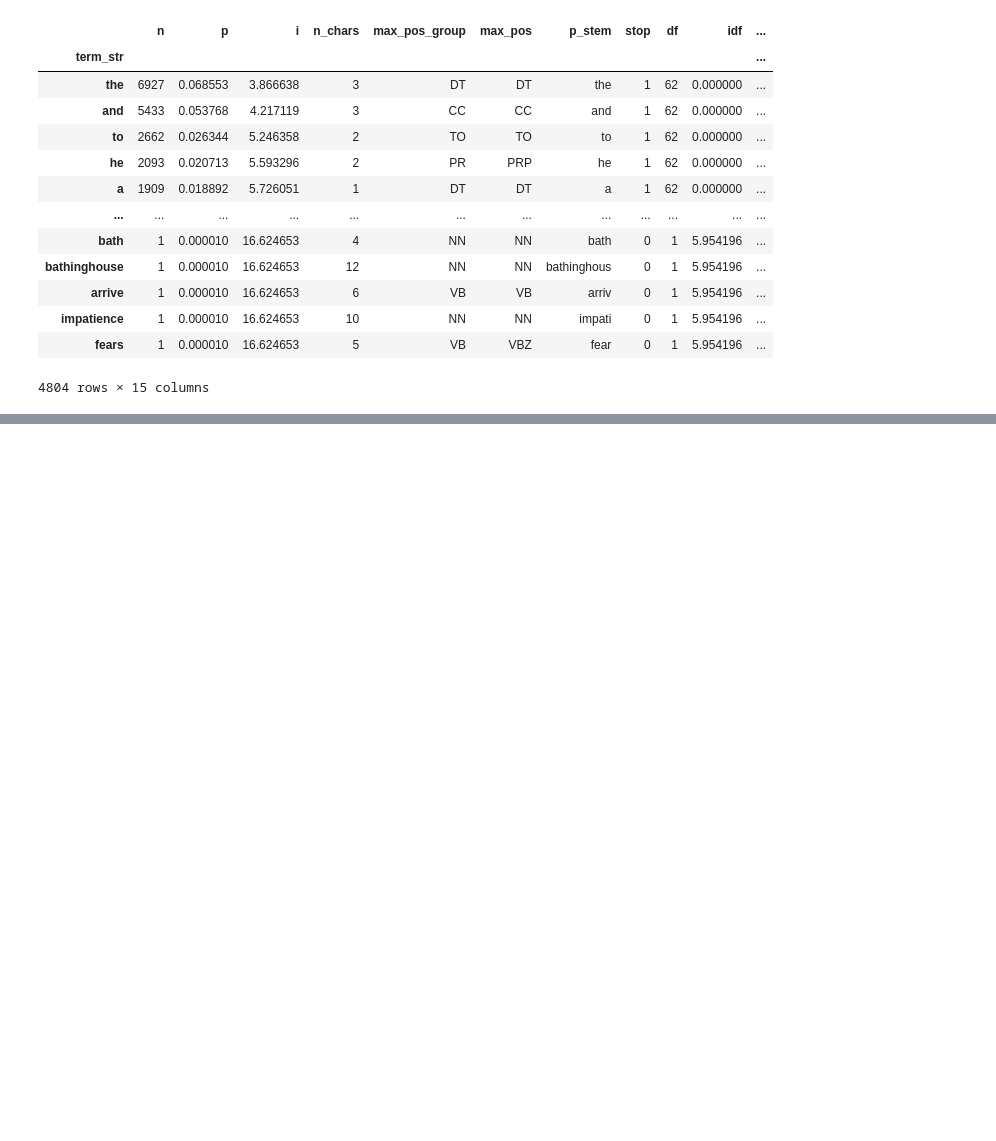
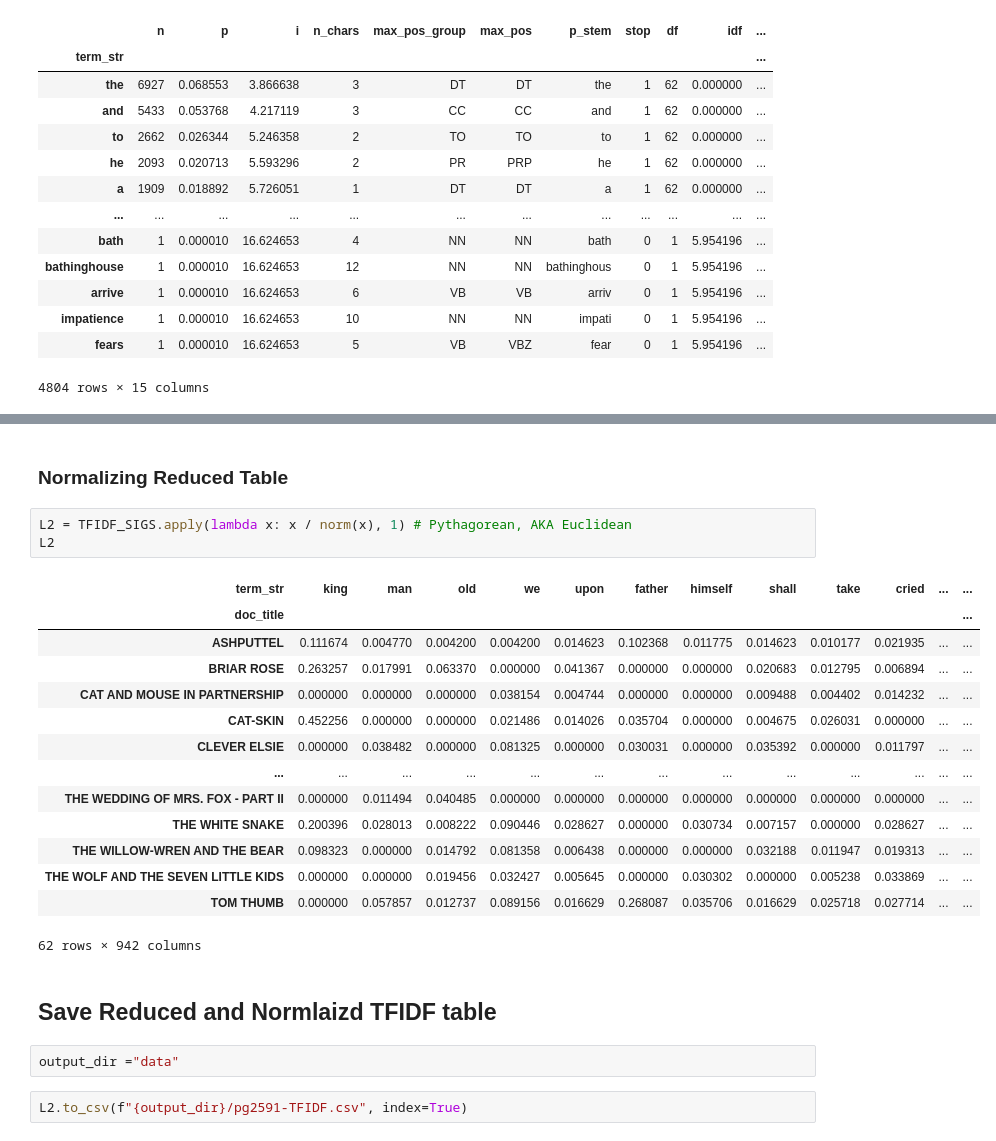
Before and after one commit to gegeorge25/TextasDataFinalProject, a Jupyter notebook: bow_and_tfidf.ipynb, the cells around one changed output, grey strips where cells are left out. Saved outputs shown, nothing was run; the diff lists cells and outputs as text; blank space fills up the shorter version.

```diff
--- a/bow_and_tfidf.ipynb
+++ b/bow_and_tfidf.ipynb
@@ -310,0 +347,26 @@ AttributeError: The '.style' accessor requires jinja2
+# %% [markdown]
+### Normalizing Reduced Table
+# %%
+L2 = TFIDF_SIGS.apply(lambda x: x / norm(x), 1) # Pythagorean, AKA Euclidean
+L2
+# %% [output]
+| term_str | king | man | old | we | upon | father | himself | shall | take | cried | ... | ... |
+| doc_title |  |  |  |  |  |  |  |  |  |  |  | ... |
+| ASHPUTTEL | 0.111674 | 0.004770 | 0.004200 | 0.004200 | 0.014623 | 0.102368 | 0.011775 | 0.014623 | 0.010177 | 0.021935 | ... | ... |
+| BRIAR ROSE | 0.263257 | 0.017991 | 0.063370 | 0.000000 | 0.041367 | 0.000000 | 0.000000 | 0.020683 | 0.012795 | 0.006894 | ... | ... |
+| CAT AND MOUSE IN PARTNERSHIP | 0.000000 | 0.000000 | 0.000000 | 0.038154 | 0.004744 | 0.000000 | 0.000000 | 0.009488 | 0.004402 | 0.014232 | ... | ... |
+| CAT-SKIN | 0.452256 | 0.000000 | 0.000000 | 0.021486 | 0.014026 | 0.035704 | 0.000000 | 0.004675 | 0.026031 | 0.000000 | ... | ... |
+| CLEVER ELSIE | 0.000000 | 0.038482 | 0.000000 | 0.081325 | 0.000000 | 0.030031 | 0.000000 | 0.035392 | 0.000000 | 0.011797 | ... | ... |
+| ... | ... | ... | ... | ... | ... | ... | ... | ... | ... | ... | ... | ... |
+| THE WEDDING OF MRS. FOX - PART II | 0.000000 | 0.011494 | 0.040485 | 0.000000 | 0.000000 | 0.000000 | 0.000000 | 0.000000 | 0.000000 | 0.000000 | ... | ... |
+| THE WHITE SNAKE | 0.200396 | 0.028013 | 0.008222 | 0.090446 | 0.028627 | 0.000000 | 0.030734 | 0.007157 | 0.000000 | 0.028627 | ... | ... |
+| THE WILLOW-WREN AND THE BEAR | 0.098323 | 0.000000 | 0.014792 | 0.081358 | 0.006438 | 0.000000 | 0.000000 | 0.032188 | 0.011947 | 0.019313 | ... | ... |
+| THE WOLF AND THE SEVEN LITTLE KIDS | 0.000000 | 0.000000 | 0.019456 | 0.032427 | 0.005645 | 0.000000 | 0.030302 | 0.000000 | 0.005238 | 0.033869 | ... | ... |
+| TOM THUMB | 0.000000 | 0.057857 | 0.012737 | 0.089156 | 0.016629 | 0.268087 | 0.035706 | 0.016629 | 0.025718 | 0.027714 | ... | ... |
+62 rows × 942 columns
+# %% [markdown]
+## Save Reduced and Normlaizd TFIDF table
+# %%
+output_dir ="data"
+# %%
+L2.to_csv(f"{output_dir}/pg2591-TFIDF.csv", index=True)
```
Also changed, not shown: parts of 5 cells of this notebook, 2 other files.
